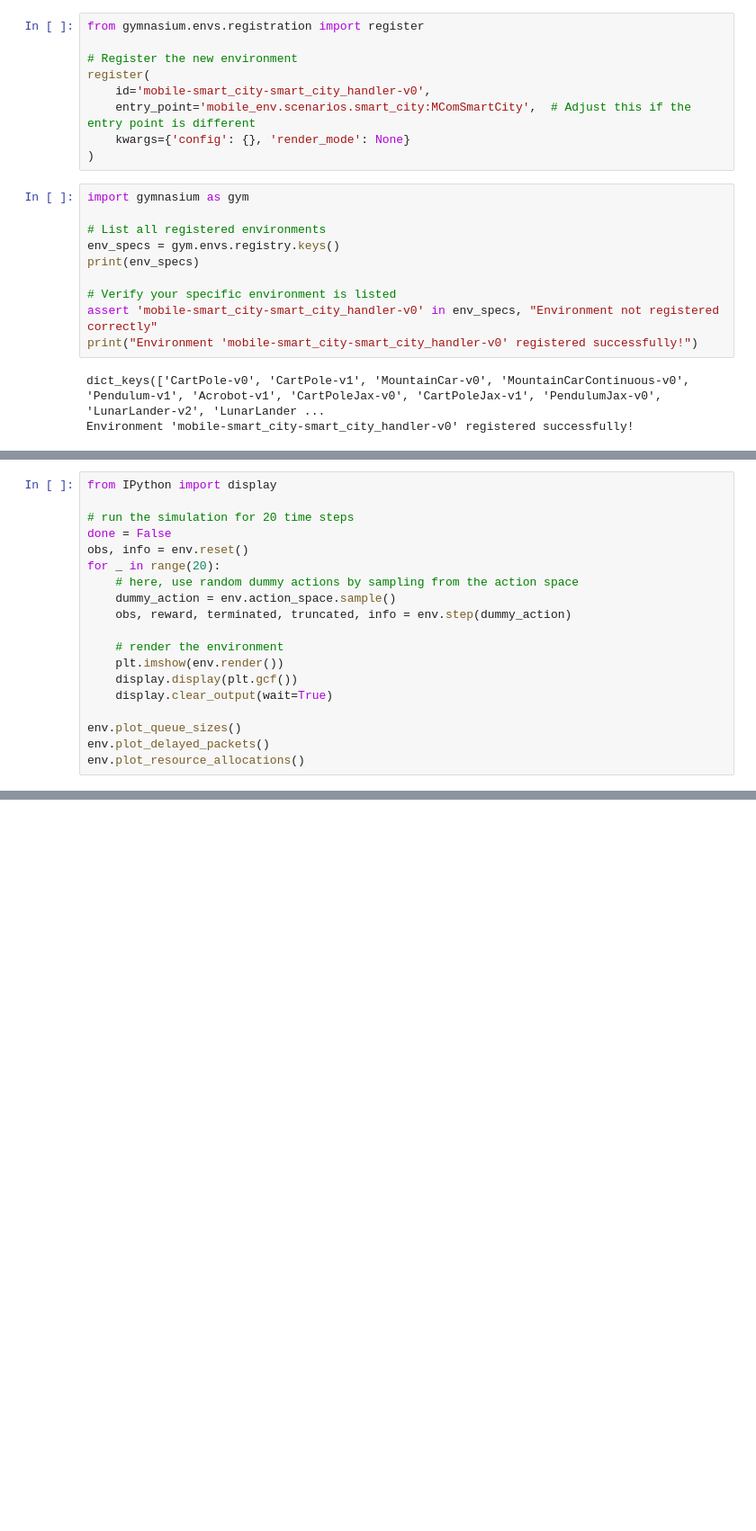
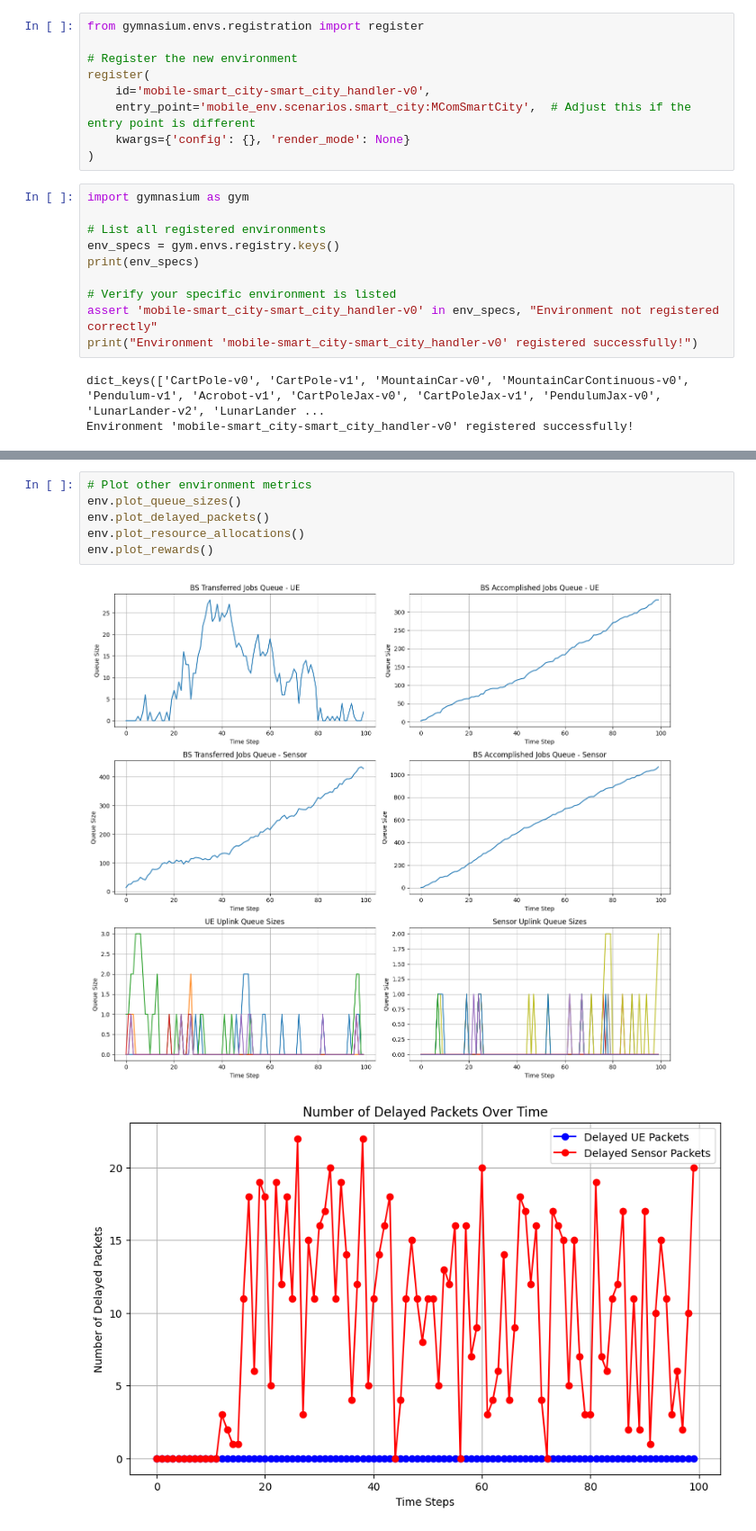
Before and after one commit to elifohri/MetaLore-simulator, a Jupyter notebook: examples/smart_city.ipynb, the cells around one changed output, grey strips where cells are left out. Shown at 90% size. Saved outputs shown, nothing was run; the diff lists cells and outputs as text; blank space fills up the shorter version.

```diff
--- a/examples/smart_city.ipynb
+++ b/examples/smart_city.ipynb
@@ -111,19 +161,0 @@ Episode 5 completed.
-# %%
-from IPython import display
-
-# run the simulation for 20 time steps
-done = False
-obs, info = env.reset()
-for _ in range(20):
-    # here, use random dummy actions by sampling from the action space
-    dummy_action = env.action_space.sample()
-    obs, reward, terminated, truncated, info = env.step(dummy_action)
-
-    # render the environment
-    plt.imshow(env.render())
-    display.display(plt.gcf())
-    display.clear_output(wait=True)
-
-env.plot_queue_sizes()
-env.plot_delayed_packets()
-env.plot_resource_allocations()
@@ -152,0 +193,9 @@ env.plot_resource_allocations()
+# %%
+# Plot other environment metrics
+env.plot_queue_sizes()
+env.plot_delayed_packets()
+env.plot_resource_allocations()
+env.plot_rewards()
+# %% [output]
+[figure, added]
+[figure, added]
```
Also changed, not shown: parts of 25 cells of this notebook, 6 other files.
